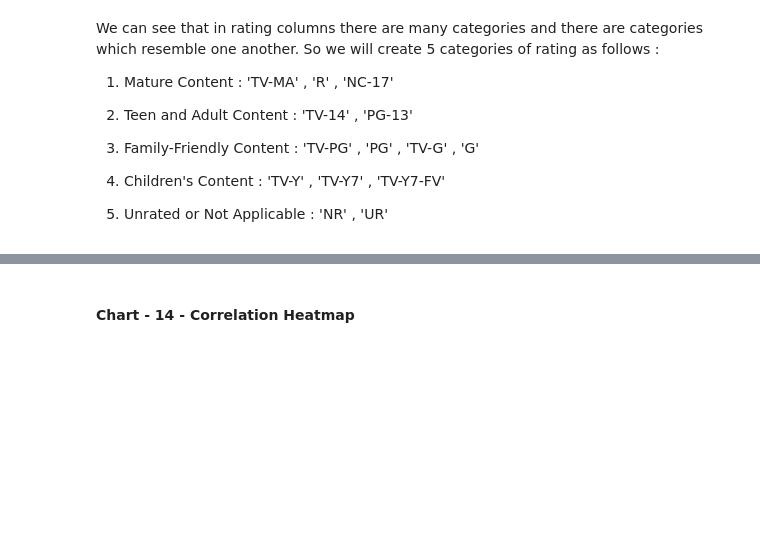
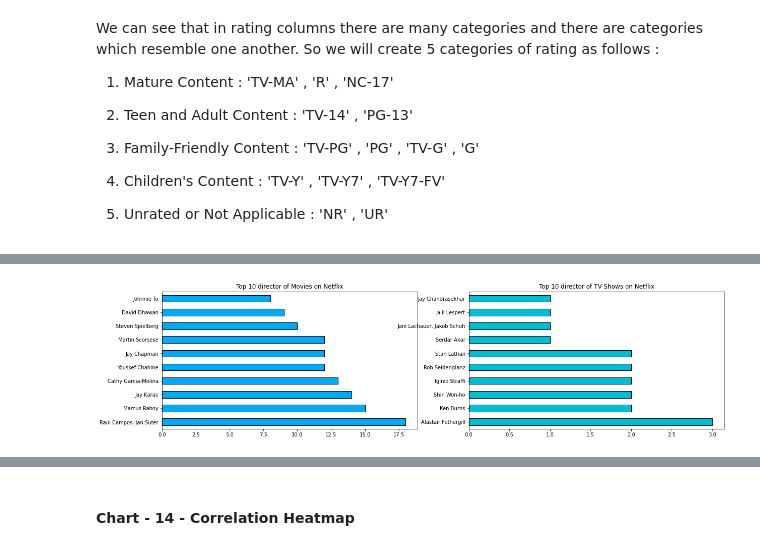
Before and after one commit to ashisaxena710/Netflix_Movies_and_TV_Shows_Clustering, a Jupyter notebook: Ashi_Individual_Colab_Netflix.ipynb, the cells around one changed output, grey strips where cells are left out. Drawn from its saved outputs; the diff is of its cells as text; code cells hidden in the pictures; blank space fills up the shorter version.

```diff
--- a/Ashi_Individual_Colab_Netflix.ipynb
+++ b/Ashi_Individual_Colab_Netflix.ipynb
@@ -733,0 +404,19 @@ plt.show()
+# %%
+Movies_df=df[df['type']=='Movie']
+TV_shows_df=df[df['type']=='TV Show']
+
+# Create a figure with two subplots
+fig, (ax1, ax2) = plt.subplots(1, 2, figsize=(20, 5))
+
+# Plot the top 10 director for movies on Netflix
+Movies_df[~(Movies_df['director']=='Unknown')].director.value_counts().nlargest(10).plot(kind='barh', color='#03A9F4', edgecolor='black', ax=ax1)
+ax1.set_title('Top 10 director of Movies on Netflix')
+
+# Plot the top 10 director for TV shows on Netflix
+TV_shows_df[~(TV_shows_df['director']=='Unknown')].director.value_counts().nlargest(10).plot(kind='barh', color='#00BCD4', edgecolor='black', ax=ax2)
+ax2.set_title('Top 10 director of TV Shows on Netflix')
+
+# Display the chart
+plt.show()
+# %% [output]
+[figure, added]
```
Also changed, not shown: parts of 356 cells of this notebook.
